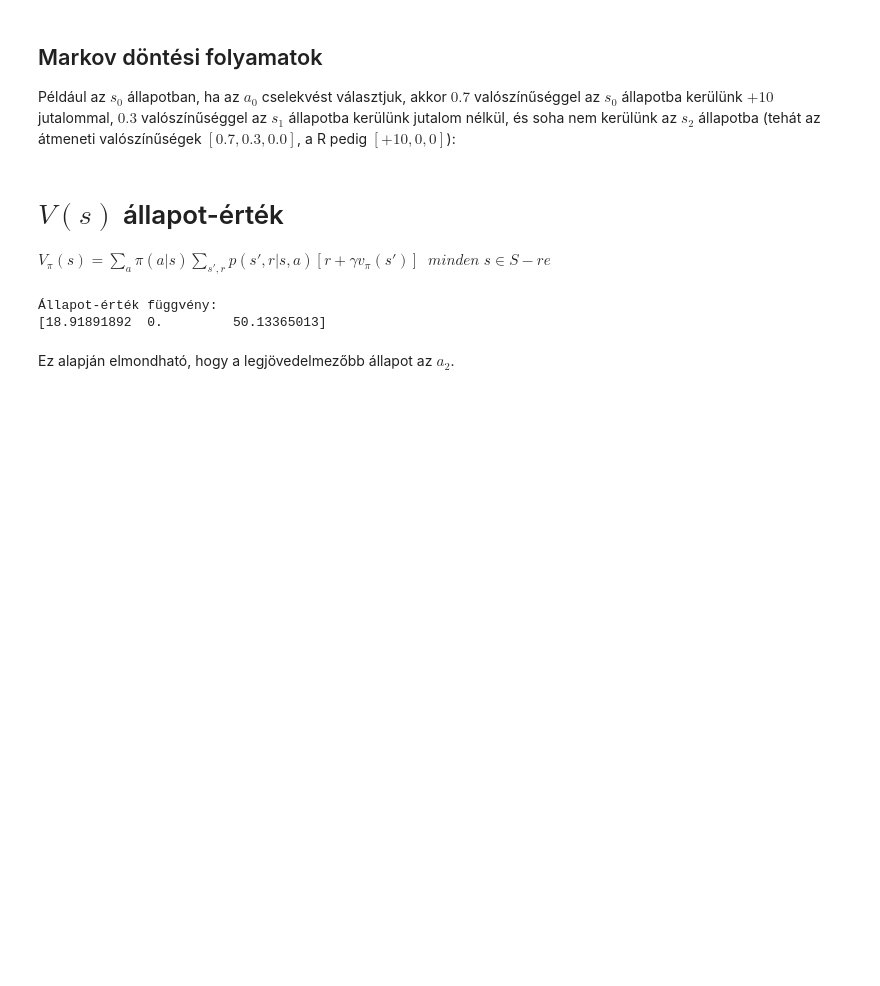
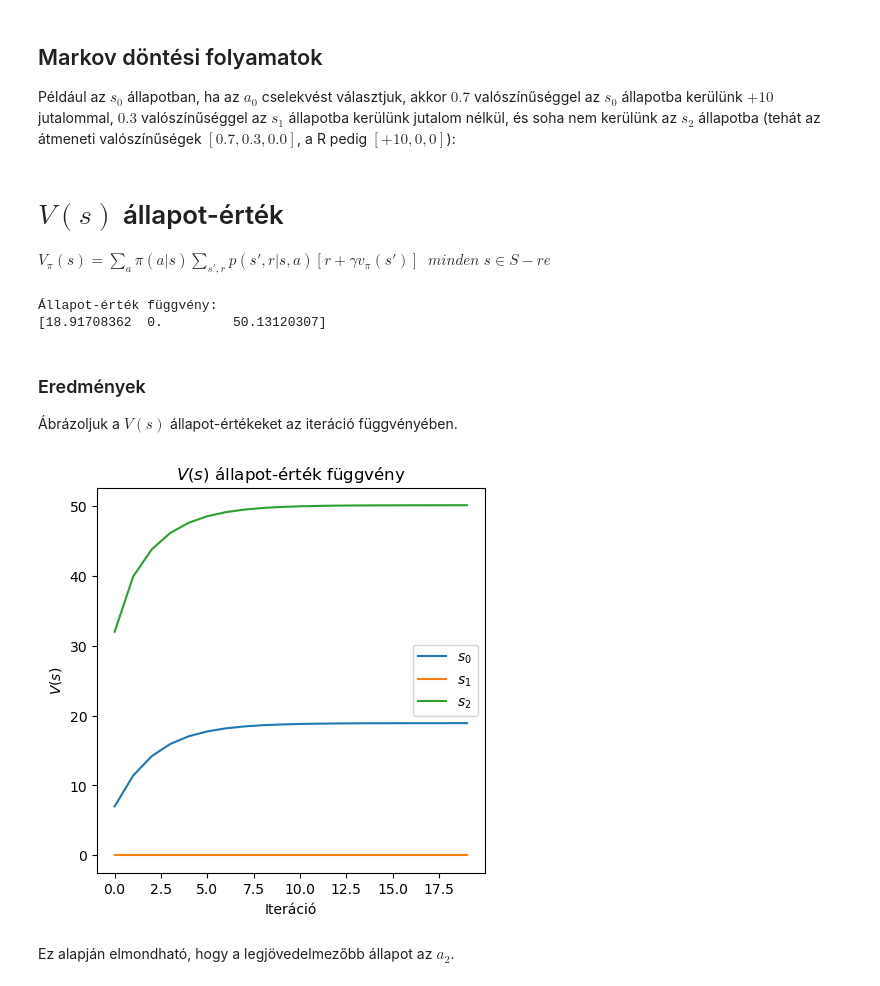
Before and after one commit to basictask/Intelligencia, a Jupyter notebook: 2_reinforcement_learning/code/2_reinforcement_learning.ipynb, the cells around one changed output. Saved outputs shown, nothing was run; the diff lists cells and outputs as text; code cells hidden in the pictures; blank space fills up the shorter version.

```diff
--- a/2_reinforcement_learning/code/2_reinforcement_learning.ipynb
+++ b/2_reinforcement_learning/code/2_reinforcement_learning.ipynb
@@ -83,23 +86,46 @@ $V_{\pi}(s)=\sum_{a}\pi(a|s)\sum_{s',r}p\left(s',r|s,a\right)\left[r+\gamma v_{\
 $\;minden\;s\in S-re$
 # %%
 gamma = 0.90  # Discount factor
-max_lepes = 100  # Iterációk maximális száma
+max_lepes = 20  # Iterációk maximális száma
 
 # V(s) inicializálása
-n_s = len(p_s_a)  # Állapotok száma
 V = np.zeros(n_s)
 
+V_hist = []
 for _ in range(max_lepes):
     V_prev = V.copy()
     for s in range(n_s):
         if A[s] is not None:
             V[s] = np.max([np.sum([p_s_a[s][a][sp] * (R[s][a][sp] + gamma * V_prev[sp]) for sp in range(n_s)]) for a in A[s]])
+    V_hist.append(V.copy())
 
 print("Állapot-érték függvény: ")
 print(V)
 # %% [output]
 Állapot-érték függvény:
-[18.91891892  0.         50.13365013]
+[18.91708362  0.         50.13120307]
+# %% [markdown]
+### Eredmények
+Ábrázoljuk a $V(s)$ állapot-értékeket az iteráció függvényében.
+# %%
+# Átalakítás
+s0 = [v[0] for v in V_hist]
+s1 = [v[1] for v in V_hist]
+s2 = [v[2] for v in V_hist]
+
+iter = range(len(V_hist))
+
+plt.figure(figsize=(5,5))
+plt.plot(iter, s0, label='$s_0$')
+plt.plot(iter, s1, label='$s_1$')
+plt.plot(iter, s2, label='$s_2$')
+plt.title('$V(s)$ állapot-érték függvény')
+plt.xlabel('Iteráció')
+plt.ylabel('$V(s)$')
+plt.legend()
+plt.show()
+# %% [output]
+[figure, added]
 # %% [markdown]
 Ez alapján elmondható, hogy a legjövedelmezőbb állapot az $a_2$.
 # %% [markdown]
```
Also changed, not shown: parts of 4 cells of this notebook, 4 other files.
